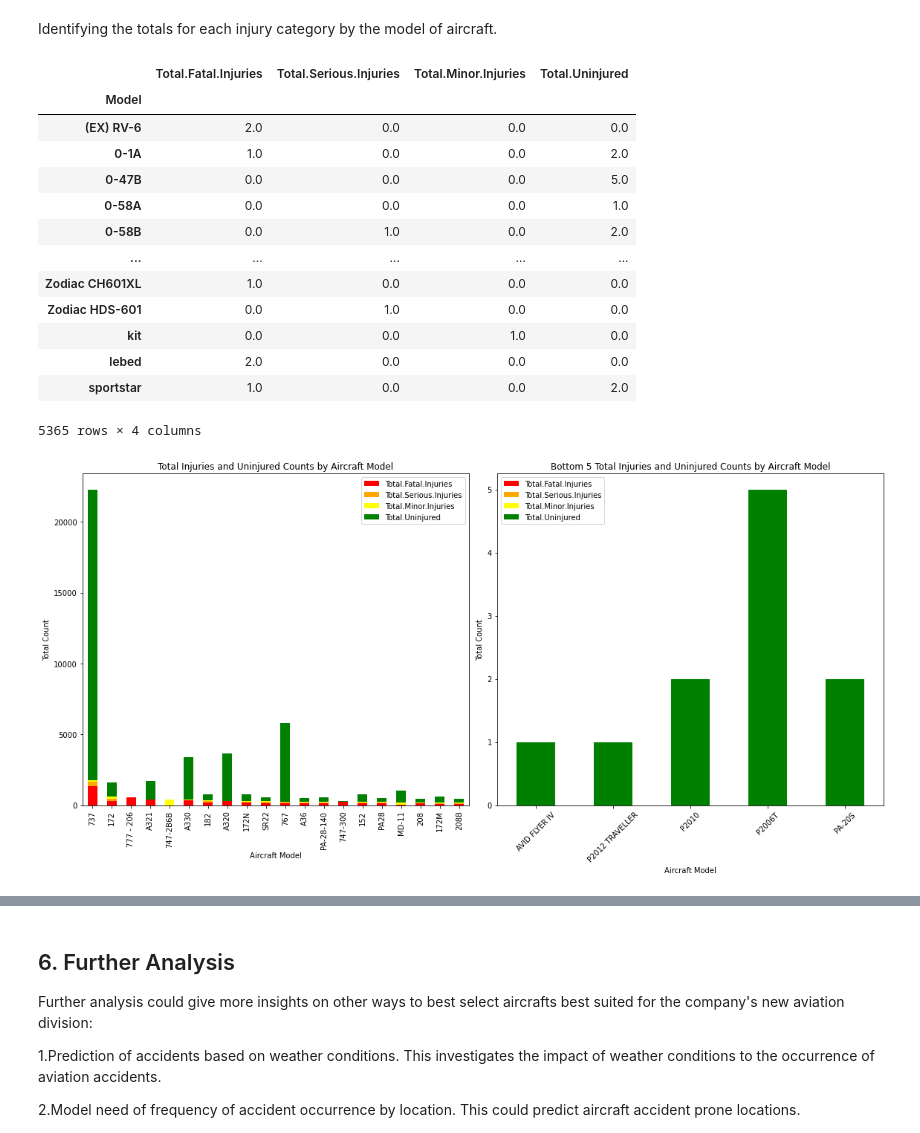
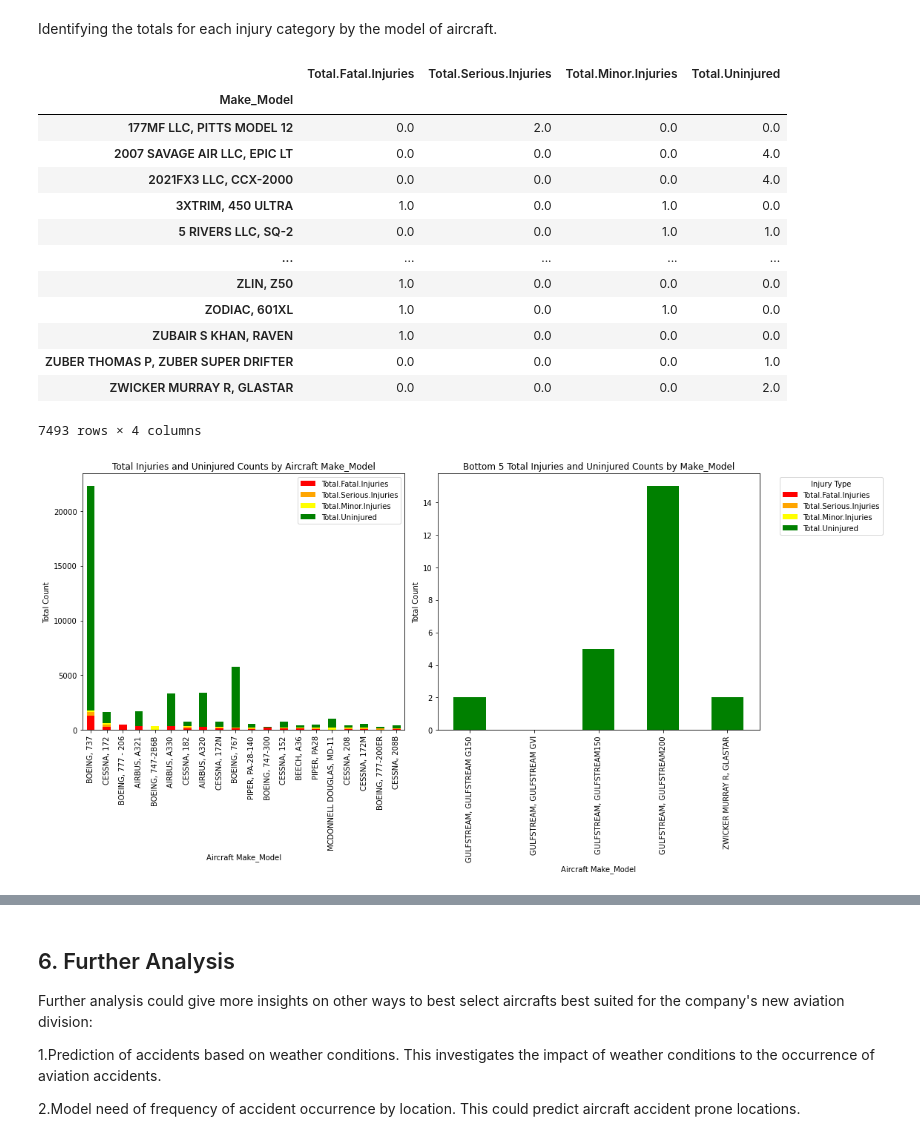
Before and after one commit to Mau-Wambugu/Aircraft-Accidents-Analysis-, a Jupyter notebook: Aviation-Accidents-Analysis.ipynb, the cells around one changed output, grey strips where cells are left out. Saved outputs shown, nothing was run; the diff lists cells and outputs as text; code cells hidden in the pictures.

```diff
--- a/Aviation-Accidents-Analysis.ipynb
+++ b/Aviation-Accidents-Analysis.ipynb
@@ -237,0 +242,9 @@ dtype: int64
+# %%
+def uppercase_strings(x): #define a function that changes values to upper case
+  if isinstance(x, str):
+    return x.upper()
+  return x
+
+# Apply lowercase_strings function to the columns
+df[['Make', 'Model']]= df[['Make', 'Model']].applymap(uppercase_strings)
+df[['Make', 'Model']]
@@ -237,0 +267,3 @@ dtype: int64
+# %%
+df['Make_Model']=df['Make']+ ', ' + df['Model']
+df['Make_Model']
@@ -395,58 +441,58 @@ What is the severity of accidents for different aircraft models?
 # %% [markdown]
 Identifying the totals for each injury category by the model of aircraft.
 # %%
-agg_data=new_df.groupby('Model').agg({'Total.Fatal.Injuries':'sum',
+agg_data=new_df.groupby('Make_Model').agg({'Total.Fatal.Injuries':'sum',
                          'Total.Serious.Injuries':'sum',
                          'Total.Minor.Injuries':'sum',
                          'Total.Uninjured':'sum'})#getting sum of each level of severity of accidents per model
 agg_data
 # %% [output]
 |  | Total.Fatal.Injuries | Total.Serious.Injuries | Total.Minor.Injuries | Total.Uninjured |
-| Model |  |  |  |  |
-| (EX) RV-6 | 2.0 | 0.0 | 0.0 | 0.0 |
-| 0-1A | 1.0 | 0.0 | 0.0 | 2.0 |
-| 0-47B | 0.0 | 0.0 | 0.0 | 5.0 |
-| 0-58A | 0.0 | 0.0 | 0.0 | 1.0 |
-| 0-58B | 0.0 | 1.0 | 0.0 | 2.0 |
+| Make_Model |  |  |  |  |
+| 177MF LLC, PITTS MODEL 12 | 0.0 | 2.0 | 0.0 | 0.0 |
+| 2007 SAVAGE AIR LLC, EPIC LT | 0.0 | 0.0 | 0.0 | 4.0 |
+| 2021FX3 LLC, CCX-2000 | 0.0 | 0.0 | 0.0 | 4.0 |
+| 3XTRIM, 450 ULTRA | 1.0 | 0.0 | 1.0 | 0.0 |
+| 5 RIVERS LLC, SQ-2 | 0.0 | 0.0 | 1.0 | 1.0 |
 | ... | ... | ... | ... | ... |
-| Zodiac CH601XL | 1.0 | 0.0 | 0.0 | 0.0 |
-| Zodiac HDS-601 | 0.0 | 1.0 | 0.0 | 0.0 |
-| kit | 0.0 | 0.0 | 1.0 | 0.0 |
-| lebed | 2.0 | 0.0 | 0.0 | 0.0 |
-| sportstar | 1.0 | 0.0 | 0.0 | 2.0 |
+| ZLIN, Z50 | 1.0 | 0.0 | 0.0 | 0.0 |
+| ZODIAC, 601XL | 1.0 | 0.0 | 1.0 | 0.0 |
+| ZUBAIR S KHAN, RAVEN | 1.0 | 0.0 | 0.0 | 0.0 |
+| ZUBER THOMAS P, ZUBER SUPER DRIFTER | 0.0 | 0.0 | 0.0 | 1.0 |
+| ZWICKER MURRAY R, GLASTAR | 0.0 | 0.0 | 0.0 | 2.0 |
-5365 rows × 4 columns
+7493 rows × 4 columns
 # %%
 
 # Calculating total injuries for sorting
 agg_data['Total.Injuries'] = agg_data['Total.Fatal.Injuries'] + agg_data['Total.Serious.Injuries'] + agg_data['Total.Minor.Injuries']
 
 # Sorting the data by total injuries
 sorted_agg_data = agg_data.sort_values(by='Total.Injuries', ascending=False).head(20)
 Bottom_5=agg_data.sort_values(by='Total.Injuries', ascending=False).tail()
 
 # Plotting the sorted data
 fig, (ax1, ax2) = plt.subplots(ncols=2, figsize=(16, 8))
 
 sorted_agg_data[['Total.Fatal.Injuries', 'Total.Serious.Injuries', 'Total.Minor.Injuries', 'Total.Uninjured']].plot(
     kind='bar', stacked=True, ax=ax1, color=['red', 'orange', 'yellow', 'green']
 )
 Bottom_5[['Total.Fatal.Injuries', 'Total.Serious.Injuries', 'Total.Minor.Injuries', 'Total.Uninjured']].plot(
     kind='bar', stacked=True, ax=ax2, color=['red', 'orange', 'yellow', 'green']
 )
 # Customize appearance
 ax1.tick_params(axis="x", labelrotation=90) # Rotate x-axis labels for better readability
-ax2.tick_params(axis="x", labelrotation=45)
-ax1.set_title('Total Injuries and Uninjured Counts by Aircraft Model')
-ax2.set_title('Bottom 5 Total Injuries and Uninjured Counts by Aircraft Model')
+ax2.tick_params(axis="x", labelrotation=90)
+ax1.set_title('Total Injuries and Uninjured Counts by Aircraft Make_Model')
+ax2.set_title('Bottom 5 Total Injuries and Uninjured Counts by Make_Model')
 ax1.set_ylabel('Total Count')
 ax2.set_ylabel('Total Count')
-ax1.set_xlabel('Aircraft Model')
-ax2.set_xlabel('Aircraft Model')
+ax1.set_xlabel('Aircraft Make_Model')
+ax2.set_xlabel('Aircraft Make_Model')
 # keep legend inside the plot
-ax.legend(title='Injury Type', bbox_to_anchor=(1.05, 1), loc='upper left')
+plt.legend(title='Injury Type', bbox_to_anchor=(1.05, 1), loc='upper left')
 plt.tight_layout()
 
 plt.show()
 # %% [output]
-[figure, old version]
+[figure, new version]
 # %%
```
Also changed, not shown: parts of 17 cells of this notebook, 13 other files.
